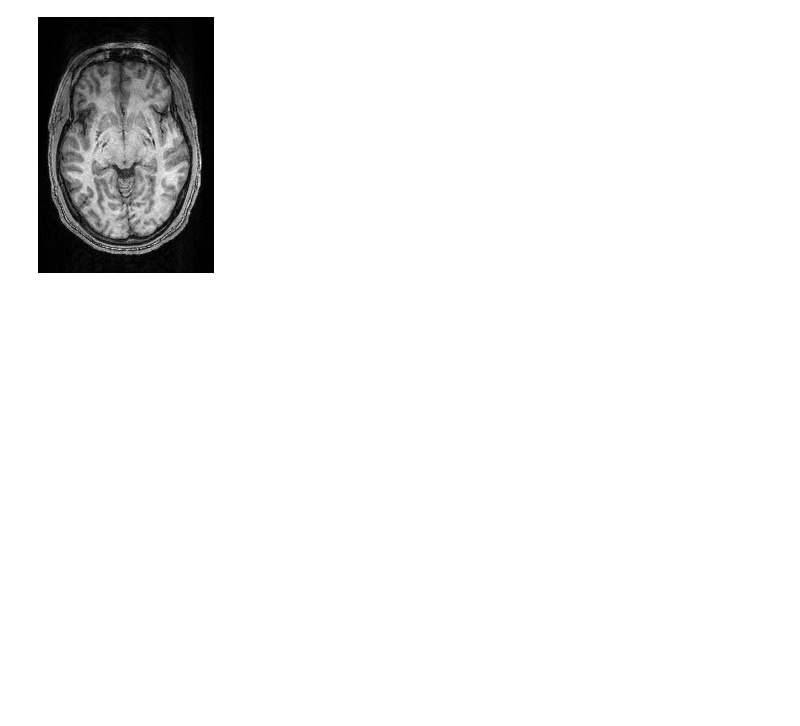
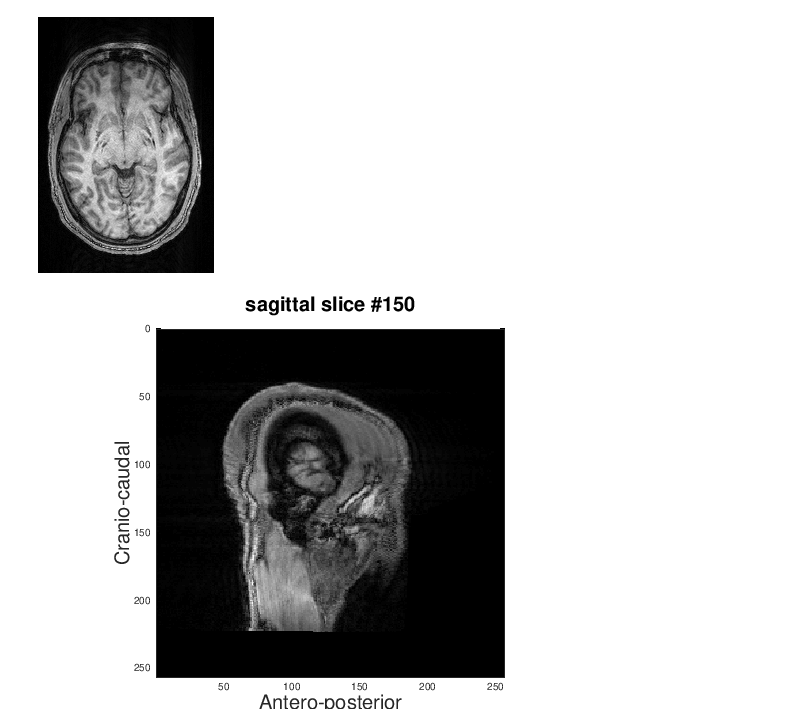
Before and after one commit to OpenMRBenelux/openmr2021-dataviz-workshop, a Jupyter notebook: code/01_octave_viz.ipynb, the cells around one changed output. Saved outputs shown, nothing was run; the diff lists cells and outputs as text; code cells hidden in the pictures; blank space fills up the shorter version.

Commit message:
add octave sub-functions to facilitate plotting

```diff
--- a/code/01_octave_viz.ipynb
+++ b/code/01_octave_viz.ipynb
@@ -41,6 +58,12 @@ axis image
 colormap gray
 # %% [output]
 [figure]
+# %%
+orientation = 'sagittal';
+slice_nr = 150;
+show_slice_from_volume(t1w_image, orientation, slice_nr);
+# %% [output]
+[figure, added]
 # %%
 bold_file = spm_vol(bold_path);
 bold_image = spm_read_vols(bold_file);
```
Also changed, not shown: parts of 11 cells of this notebook, 6 other files.
